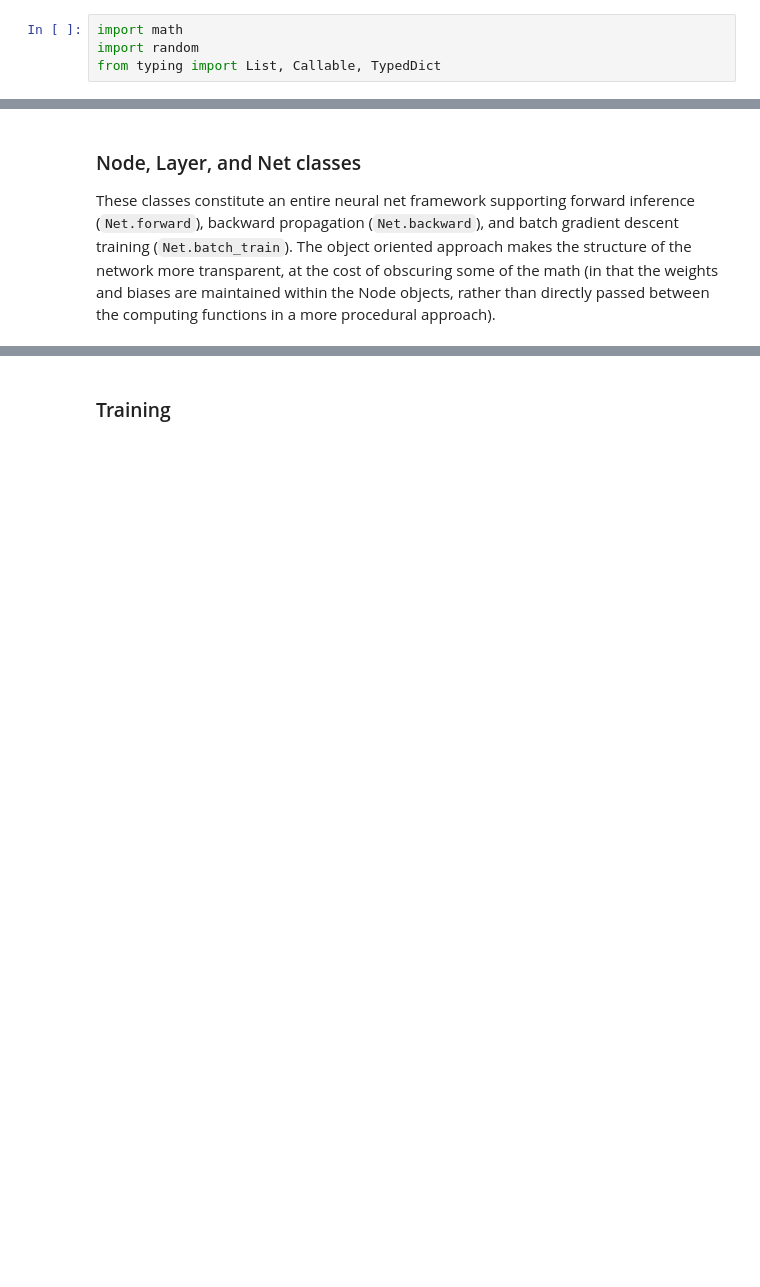
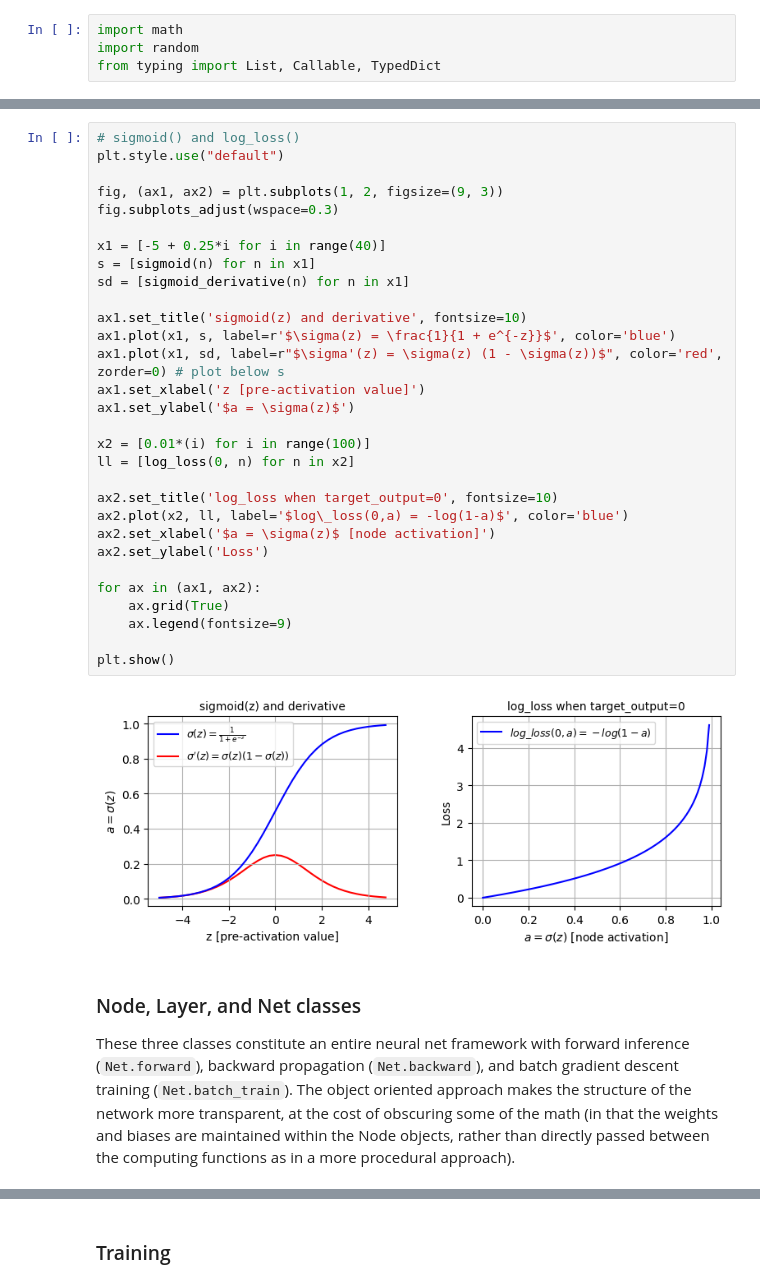
Before and after one commit to jeremy-dolan/neural-net-from-scratch, a Jupyter notebook: 2layer-xor-net.ipynb, the cells around one changed output, grey strips where cells are left out. Drawn from its saved outputs; the diff is of its cells as text; blank space fills up the shorter version.

```diff
--- a/2layer-xor-net.ipynb
+++ b/2layer-xor-net.ipynb
@@ -66,10 +212,44 @@ loss_derivative = {
+# %%
+# sigmoid() and log_loss()
+plt.style.use("default")
+
+fig, (ax1, ax2) = plt.subplots(1, 2, figsize=(9, 3))
+fig.subplots_adjust(wspace=0.3)
+
+x1 = [-5 + 0.25*i for i in range(40)]
+s = [sigmoid(n) for n in x1]
+sd = [sigmoid_derivative(n) for n in x1]
+
+ax1.set_title('sigmoid(z) and derivative', fontsize=10)
+ax1.plot(x1, s, label=r'$\sigma(z) = \frac{1}{1 + e^{-z}}$', color='blue')
+ax1.plot(x1, sd, label=r"$\sigma'(z) = \sigma(z) (1 - \sigma(z))$", color='red', zorder=0) # plot below s
+ax1.set_xlabel('z [pre-activation value]')
+ax1.set_ylabel('$a = \sigma(z)$')
+
+x2 = [0.01*(i) for i in range(100)]
+ll = [log_loss(0, n) for n in x2]
+
+ax2.set_title('log_loss when target_output=0', fontsize=10)
+ax2.plot(x2, ll, label='$log\_loss(0,a) = -log(1-a)$', color='blue')
+ax2.set_xlabel('$a = \sigma(z)$ [node activation]')
+ax2.set_ylabel('Loss')
+
+for ax in (ax1, ax2):
+    ax.grid(True)
+    ax.legend(fontsize=9)
+
+plt.show()
+# %% [output]
+[figure, added]
 # %% [markdown]
 ### Node, Layer, and Net classes
 
-These classes constitute an entire neural net framework supporting forward inference (`Net.forward`), backward
-propagation (`Net.backward`), and batch gradient descent training (`Net.batch_train`). The object oriented approach
-makes the structure of the network more transparent, at the cost of obscuring some of the math (in that the weights
-and biases are maintained within the Node objects, rather than directly passed between the computing functions in a
+These three classes constitute an entire neural net framework with forward
+inference (`Net.forward`), backward propagation (`Net.backward`), and batch
+gradient descent training (`Net.batch_train`). The object oriented approach
+makes the structure of the network more transparent, at the cost of obscuring
+some of the math (in that the weights and biases are maintained within the Node
+objects, rather than directly passed between the computing functions as in a
 more procedural approach).
 # %%
 class Node:
```
Also changed, not shown: parts of 25 cells of this notebook.
